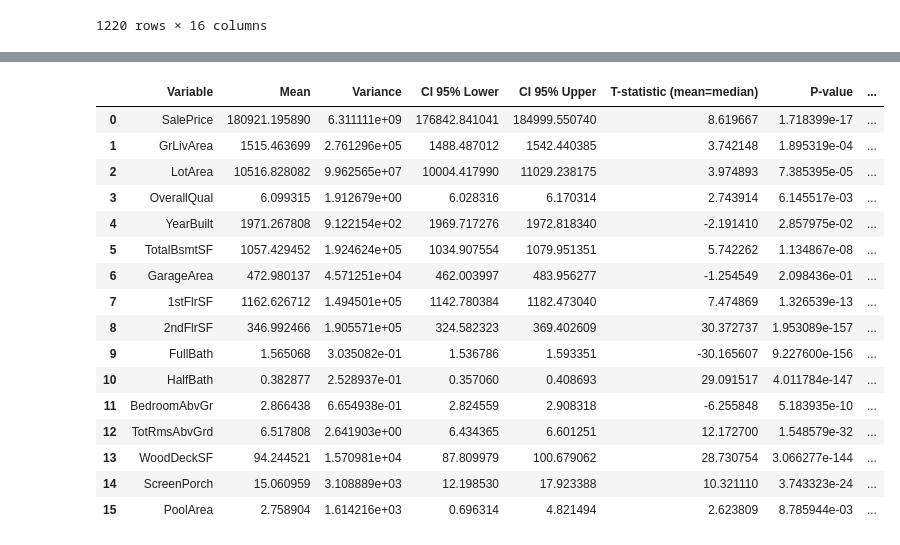
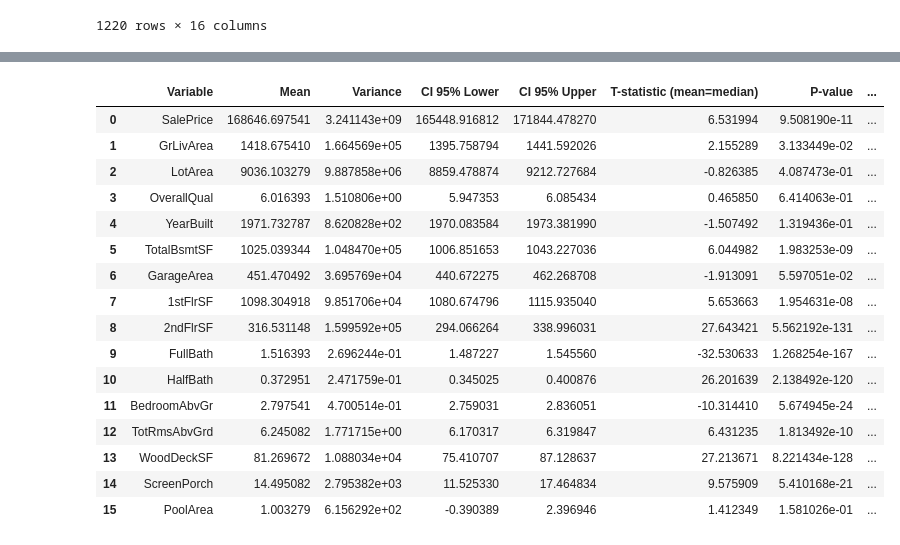
Before and after one commit to decimoplays/CStat-Project, a Jupyter notebook: cstat-project.ipynb, the cells around one changed output, grey strips where cells are left out. Drawn from its saved outputs; the diff is of its cells as text; code cells hidden in the pictures.

```diff
--- a/cstat-project.ipynb
+++ b/cstat-project.ipynb
@@ -149,48 +169,48 @@ results = []
 
 # Pour chaque variable
 for var in lst:
-    data = train_df[var].dropna()  # On enlève les valeurs manquantes
+    data = filtered_df[var].dropna()  # On enlève les valeurs manquantes
     mean = data.mean()
     variance = data.var()
     n = len(data)
     std_err = stats.sem(data)
 
     # Intervalle de confiance à 95%
     ci_low, ci_high = stats.t.interval(0.95, df=n-1, loc=mean, scale=std_err)
 
     # Test d'hypothèse: H0 : mean = median
     median = np.median(data)
     t_stat, p_value = stats.ttest_1samp(data, median)
 
     results.append({
         'Variable': var,
         'Mean': mean,
         'Variance': variance,
         'CI 95% Lower': ci_low,
         'CI 95% Upper': ci_high,
         'T-statistic (mean=median)': t_stat,
         'P-value': p_value
     })
 
 # Résultats dans un DataFrame
 results_df = pd.DataFrame(results)
 results_df['Significatif ?'] = results_df['P-value'].apply(lambda p: 'Oui' if p < 0.05 else 'Non')
 results_df
 # %% [output]
 |  | Variable | Mean | Variance | CI 95% Lower | CI 95% Upper | T-statistic (mean=median) | P-value | ... |
-| 0 | SalePrice | 180921.195890 | 6.311111e+09 | 176842.841041 | 184999.550740 | 8.619667 | 1.718399e-17 | ... |
-| 1 | GrLivArea | 1515.463699 | 2.761296e+05 | 1488.487012 | 1542.440385 | 3.742148 | 1.895319e-04 | ... |
-| 2 | LotArea | 10516.828082 | 9.962565e+07 | 10004.417990 | 11029.238175 | 3.974893 | 7.385395e-05 | ... |
-| 3 | OverallQual | 6.099315 | 1.912679e+00 | 6.028316 | 6.170314 | 2.743914 | 6.145517e-03 | ... |
-| 4 | YearBuilt | 1971.267808 | 9.122154e+02 | 1969.717276 | 1972.818340 | -2.191410 | 2.857975e-02 | ... |
-| 5 | TotalBsmtSF | 1057.429452 | 1.924624e+05 | 1034.907554 | 1079.951351 | 5.742262 | 1.134867e-08 | ... |
-| 6 | GarageArea | 472.980137 | 4.571251e+04 | 462.003997 | 483.956277 | -1.254549 | 2.098436e-01 | ... |
-| 7 | 1stFlrSF | 1162.626712 | 1.494501e+05 | 1142.780384 | 1182.473040 | 7.474869 | 1.326539e-13 | ... |
-| 8 | 2ndFlrSF | 346.992466 | 1.905571e+05 | 324.582323 | 369.402609 | 30.372737 | 1.953089e-157 | ... |
-| 9 | FullBath | 1.565068 | 3.035082e-01 | 1.536786 | 1.593351 | -30.165607 | 9.227600e-156 | ... |
-| 10 | HalfBath | 0.382877 | 2.528937e-01 | 0.357060 | 0.408693 | 29.091517 | 4.011784e-147 | ... |
-| 11 | BedroomAbvGr | 2.866438 | 6.654938e-01 | 2.824559 | 2.908318 | -6.255848 | 5.183935e-10 | ... |
-| 12 | TotRmsAbvGrd | 6.517808 | 2.641903e+00 | 6.434365 | 6.601251 | 12.172700 | 1.548579e-32 | ... |
-| 13 | WoodDeckSF | 94.244521 | 1.570981e+04 | 87.809979 | 100.679062 | 28.730754 | 3.066277e-144 | ... |
-| 14 | ScreenPorch | 15.060959 | 3.108889e+03 | 12.198530 | 17.923388 | 10.321110 | 3.743323e-24 | ... |
-| 15 | PoolArea | 2.758904 | 1.614216e+03 | 0.696314 | 4.821494 | 2.623809 | 8.785944e-03 | ... |
+| 0 | SalePrice | 168646.697541 | 3.241143e+09 | 165448.916812 | 171844.478270 | 6.531994 | 9.508190e-11 | ... |
+| 1 | GrLivArea | 1418.675410 | 1.664569e+05 | 1395.758794 | 1441.592026 | 2.155289 | 3.133449e-02 | ... |
+| 2 | LotArea | 9036.103279 | 9.887858e+06 | 8859.478874 | 9212.727684 | -0.826385 | 4.087473e-01 | ... |
+| 3 | OverallQual | 6.016393 | 1.510806e+00 | 5.947353 | 6.085434 | 0.465850 | 6.414063e-01 | ... |
+| 4 | YearBuilt | 1971.732787 | 8.620828e+02 | 1970.083584 | 1973.381990 | -1.507492 | 1.319436e-01 | ... |
+| 5 | TotalBsmtSF | 1025.039344 | 1.048470e+05 | 1006.851653 | 1043.227036 | 6.044982 | 1.983253e-09 | ... |
+| 6 | GarageArea | 451.470492 | 3.695769e+04 | 440.672275 | 462.268708 | -1.913091 | 5.597051e-02 | ... |
+| 7 | 1stFlrSF | 1098.304918 | 9.851706e+04 | 1080.674796 | 1115.935040 | 5.653663 | 1.954631e-08 | ... |
+| 8 | 2ndFlrSF | 316.531148 | 1.599592e+05 | 294.066264 | 338.996031 | 27.643421 | 5.562192e-131 | ... |
+| 9 | FullBath | 1.516393 | 2.696244e-01 | 1.487227 | 1.545560 | -32.530633 | 1.268254e-167 | ... |
+| 10 | HalfBath | 0.372951 | 2.471759e-01 | 0.345025 | 0.400876 | 26.201639 | 2.138492e-120 | ... |
+| 11 | BedroomAbvGr | 2.797541 | 4.700514e-01 | 2.759031 | 2.836051 | -10.314410 | 5.674945e-24 | ... |
+| 12 | TotRmsAbvGrd | 6.245082 | 1.771715e+00 | 6.170317 | 6.319847 | 6.431235 | 1.813492e-10 | ... |
+| 13 | WoodDeckSF | 81.269672 | 1.088034e+04 | 75.410707 | 87.128637 | 27.213671 | 8.221434e-128 | ... |
+| 14 | ScreenPorch | 14.495082 | 2.795382e+03 | 11.525330 | 17.464834 | 9.575909 | 5.410168e-21 | ... |
+| 15 | PoolArea | 1.003279 | 6.156292e+02 | -0.390389 | 2.396946 | 1.412349 | 1.581026e-01 | ... |
```
Also changed, not shown: parts of 6 cells of this notebook.
